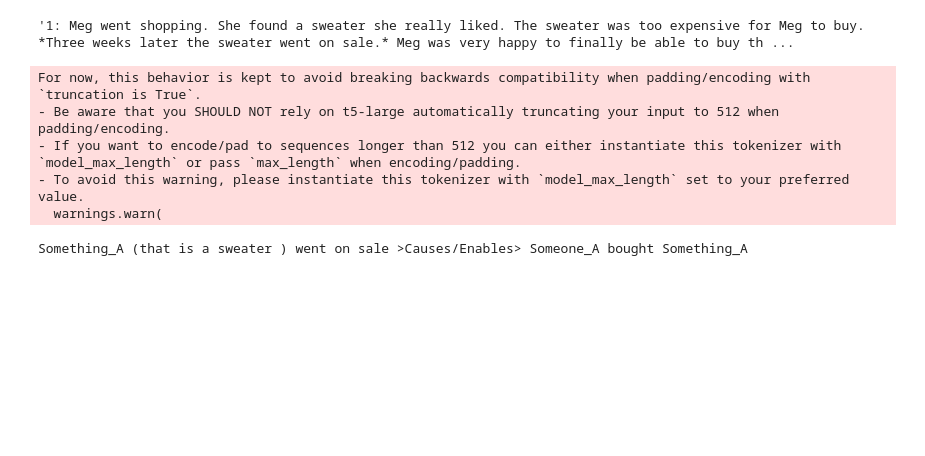
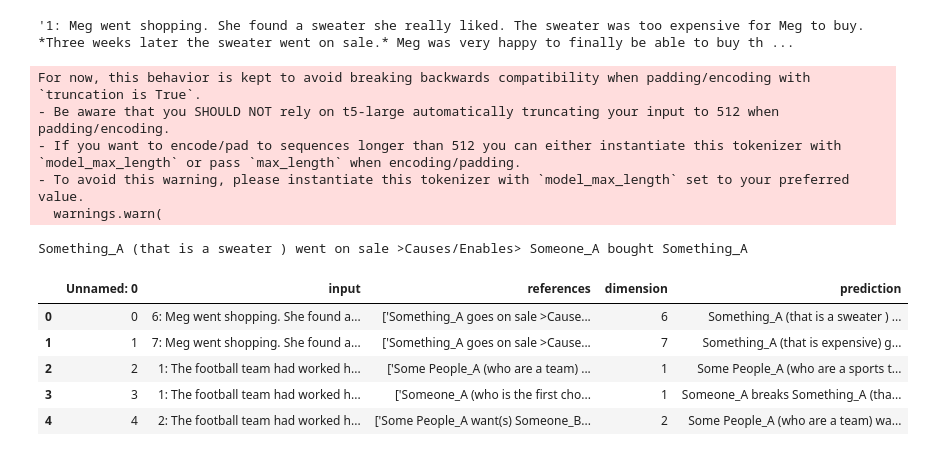
Before and after one commit to mismayil/optional-project, a Jupyter notebook: scratch.ipynb, the cells around one changed output. Cells and saved outputs as stored; diff of their text form; code cells hidden in the pictures; blank space fills up the shorter version.

Commit message:
add eval results

```diff
--- a/scratch.ipynb
+++ b/scratch.ipynb
@@ -178,3 +178,17 @@ For now, this behavior is kept to avoid breaking backwards compatibility when pa
 - To avoid this warning, please instantiate this tokenizer with `model_max_length` set to your preferred value.
   warnings.warn(
 Something_A (that is a sweater ) went on sale >Causes/Enables> Someone_A bought Something_A
+# %%
+import pandas as pd
+import sacrebleu
+
+eval_data = pd.read_csv("glucose_test_general_with_preds.csv")
+# %%
+eval_data.head()
+# %% [output]
+|  | Unnamed: 0 | input | references | dimension | prediction |
+| 0 | 0 | 6: Meg went shopping. She found a... | ['Something_A goes on sale >Cause... | 6 | Something_A (that is a sweater ) ... |
+| 1 | 1 | 7: Meg went shopping. She found a... | ['Something_A goes on sale >Cause... | 7 | Something_A (that is expensive) g... |
+| 2 | 2 | 1: The football team had worked h... | ['Some People_A (who are a team) ... | 1 | Some People_A (who are a sports t... |
+| 3 | 3 | 1: The football team had worked h... | ['Someone_A (who is the first cho... | 1 | Someone_A breaks Something_A (tha... |
+| 4 | 4 | 2: The football team had worked h... | ['Some People_A want(s) Someone_B... | 2 | Some People_A (who are a team) wa... |
```
Also changed, not shown: parts of 2 cells of this notebook, 6 other files.
